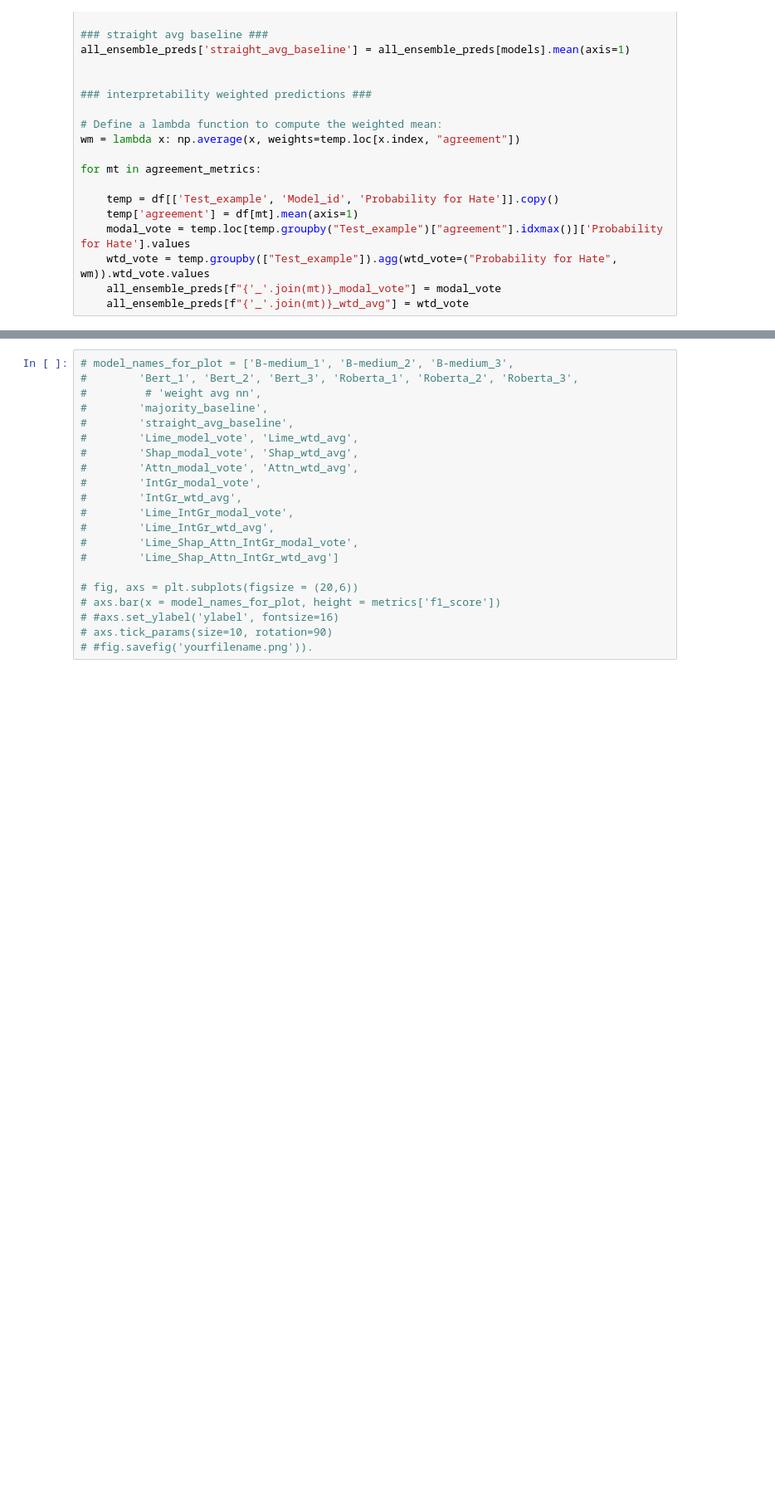
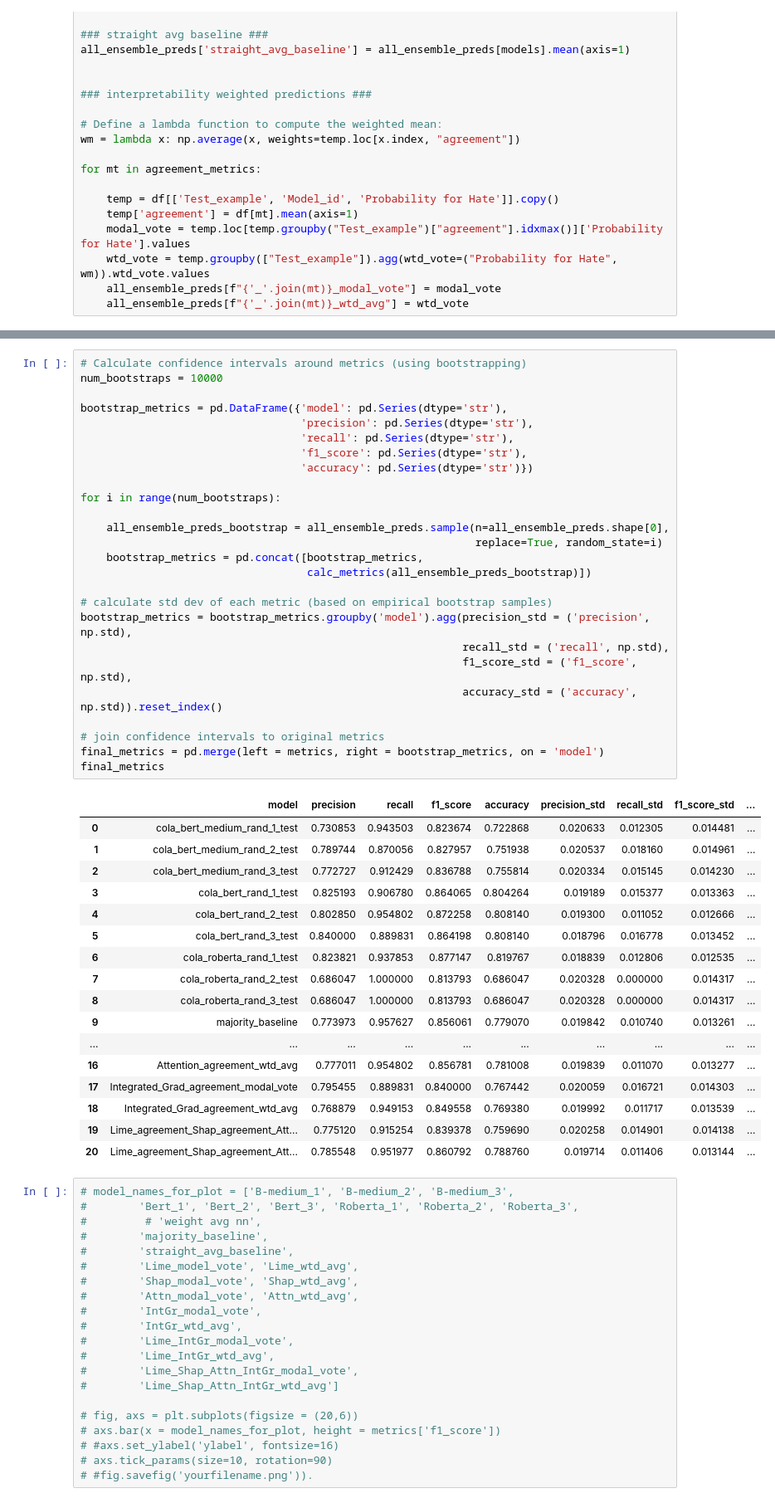
Before and after one commit to dolmas1/MLP_Group_Project, a Jupyter notebook: scripts/Evaluation_notebook.ipynb, the cells around one changed output, grey strips where cells are left out. Shown at 83% size. Drawn from its saved outputs; the diff is of its cells as text; blank space fills up the shorter version.

```diff
--- a/scripts/Evaluation_notebook.ipynb
+++ b/scripts/Evaluation_notebook.ipynb
@@ -103,3 +110,47 @@ metrics
+# %%
+# Calculate confidence intervals around metrics (using bootstrapping)
+num_bootstraps = 10000
+
+bootstrap_metrics = pd.DataFrame({'model': pd.Series(dtype='str'),
+                                  'precision': pd.Series(dtype='str'),
+                                  'recall': pd.Series(dtype='str'),
+                                  'f1_score': pd.Series(dtype='str'),
+                                  'accuracy': pd.Series(dtype='str')})
+
+for i in range(num_bootstraps):
+
+    all_ensemble_preds_bootstrap = all_ensemble_preds.sample(n=all_ensemble_preds.shape[0],
+                                                             replace=True, random_state=i)
+    bootstrap_metrics = pd.concat([bootstrap_metrics,
+                                   calc_metrics(all_ensemble_preds_bootstrap)])
+
+# calculate std dev of each metric (based on empirical bootstrap samples)
+bootstrap_metrics = bootstrap_metrics.groupby('model').agg(precision_std = ('precision', np.std),
+                                                           recall_std = ('recall', np.std),
+                                                           f1_score_std = ('f1_score', np.std),
+                                                           accuracy_std = ('accuracy', np.std)).reset_index()
+
+# join confidence intervals to original metrics
+final_metrics = pd.merge(left = metrics, right = bootstrap_metrics, on = 'model')
+final_metrics
+# %% [output]
+|  | model | precision | recall | f1_score | accuracy | precision_std | recall_std | f1_score_std | ... |
+| 0 | cola_bert_medium_rand_1_test | 0.730853 | 0.943503 | 0.823674 | 0.722868 | 0.020633 | 0.012305 | 0.014481 | ... |
+| 1 | cola_bert_medium_rand_2_test | 0.789744 | 0.870056 | 0.827957 | 0.751938 | 0.020537 | 0.018160 | 0.014961 | ... |
+| 2 | cola_bert_medium_rand_3_test | 0.772727 | 0.912429 | 0.836788 | 0.755814 | 0.020334 | 0.015145 | 0.014230 | ... |
+| 3 | cola_bert_rand_1_test | 0.825193 | 0.906780 | 0.864065 | 0.804264 | 0.019189 | 0.015377 | 0.013363 | ... |
+| 4 | cola_bert_rand_2_test | 0.802850 | 0.954802 | 0.872258 | 0.808140 | 0.019300 | 0.011052 | 0.012666 | ... |
+| 5 | cola_bert_rand_3_test | 0.840000 | 0.889831 | 0.864198 | 0.808140 | 0.018796 | 0.016778 | 0.013452 | ... |
+| 6 | cola_roberta_rand_1_test | 0.823821 | 0.937853 | 0.877147 | 0.819767 | 0.018839 | 0.012806 | 0.012535 | ... |
+| 7 | cola_roberta_rand_2_test | 0.686047 | 1.000000 | 0.813793 | 0.686047 | 0.020328 | 0.000000 | 0.014317 | ... |
+| 8 | cola_roberta_rand_3_test | 0.686047 | 1.000000 | 0.813793 | 0.686047 | 0.020328 | 0.000000 | 0.014317 | ... |
+| 9 | majority_baseline | 0.773973 | 0.957627 | 0.856061 | 0.779070 | 0.019842 | 0.010740 | 0.013261 | ... |
+| ... | ... | ... | ... | ... | ... | ... | ... | ... | ... |
+| 16 | Attention_agreement_wtd_avg | 0.777011 | 0.954802 | 0.856781 | 0.781008 | 0.019839 | 0.011070 | 0.013277 | ... |
+| 17 | Integrated_Grad_agreement_modal_vote | 0.795455 | 0.889831 | 0.840000 | 0.767442 | 0.020059 | 0.016721 | 0.014303 | ... |
+| 18 | Integrated_Grad_agreement_wtd_avg | 0.768879 | 0.949153 | 0.849558 | 0.769380 | 0.019992 | 0.011717 | 0.013539 | ... |
+| 19 | Lime_agreement_Shap_agreement_Att... | 0.775120 | 0.915254 | 0.839378 | 0.759690 | 0.020258 | 0.014901 | 0.014138 | ... |
+| 20 | Lime_agreement_Shap_agreement_Att... | 0.785548 | 0.951977 | 0.860792 | 0.788760 | 0.019714 | 0.011406 | 0.013144 | ... |
 # %%
 # model_names_for_plot = ['B-medium_1', 'B-medium_2', 'B-medium_3',
 #        'Bert_1', 'Bert_2', 'Bert_3', 'Roberta_1', 'Roberta_2', 'Roberta_3',
```
Also changed, not shown: parts of 10 cells of this notebook, 3 other files.
